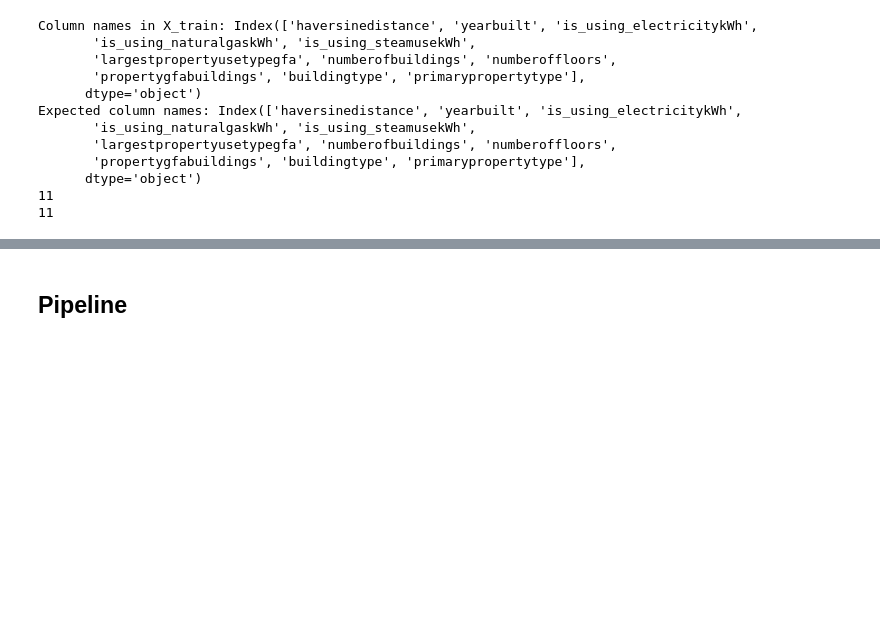
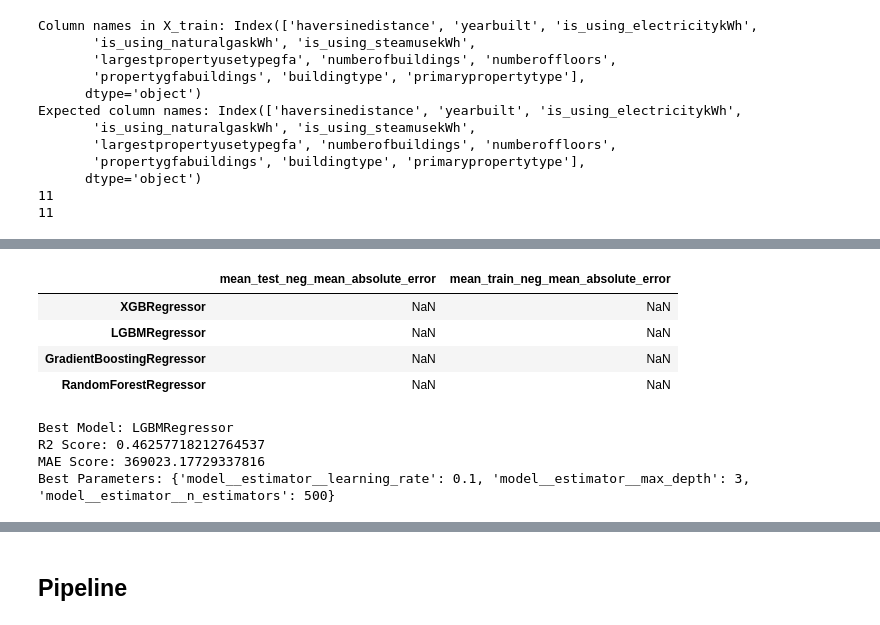
Before and after one commit to data-IA-2022/CO2_Maud_Tarik, a Jupyter notebook: model-multioutput.ipynb, the cells around one changed output, grey strips where cells are left out. Drawn from its saved outputs; the diff is of its cells as text; code cells hidden in the pictures; blank space fills up the shorter version.

```diff
--- a/model-multioutput.ipynb
+++ b/model-multioutput.ipynb
@@ -345,0 +440,26 @@ You can try to debug the error by setting error_score='raise'.
+# %%
+metrics = ['mean_test_neg_mean_absolute_error', 'mean_train_neg_mean_absolute_error']
+models_compare_metrics = pd.DataFrame(columns=metrics, index=[])
+
+for model_name, gscv in zip(models, models_opti):
+    # Get the best estimator and its performance metrics
+    best_estimator = gscv.best_estimator_
+    cv_results = gscv.cv_results_
+    model_metrics = {}
+
+    # Extract the desired metrics from the cross-validation results
+    for m in metrics:
+        if f"mean_{m}" in cv_results:
+            model_metrics[m] = cv_results[f"mean_{m}"][gscv.best_index_]
+
+    # Add the metrics to the comparison dataframe
+    models_compare_metrics.loc[model_name.__class__.__name__] = model_metrics
+
+# Display the comparison dataframe
+models_compare_metrics
+# %% [output]
+|  | mean_test_neg_mean_absolute_error | mean_train_neg_mean_absolute_error |
+| XGBRegressor | NaN | NaN |
+| LGBMRegressor | NaN | NaN |
+| GradientBoostingRegressor | NaN | NaN |
+| RandomForestRegressor | NaN | NaN |
@@ -345,0 +476,17 @@ You can try to debug the error by setting error_score='raise'.
+# %%
+# Sort the models by R2 score in descending order
+sorted_models = models_compare_metrics.sort_values(by='R2_score', ascending=False)
+
+# Get the best model (highest R2 score)
+best_model = sorted_models.iloc[0]
+model_tm = best_model
+# Print the best model's name and corresponding metrics
+print("Best Model:", best_model.name)
+print("R2 Score:", best_model['R2_score'])
+print("MAE Score:", best_model['MAE_train_score'])
+print("Best Parameters:", best_model['Best_parameters'])
+# %% [output]
+Best Model: LGBMRegressor
+R2 Score: 0.46257718212764537
+MAE Score: 369023.17729337816
+Best Parameters: {'model__estimator__learning_rate': 0.1, 'model__estimator__max_depth': 3, 'model__estimator__n_estimators': 500}
```
Also changed, not shown: parts of 25 cells of this notebook.
